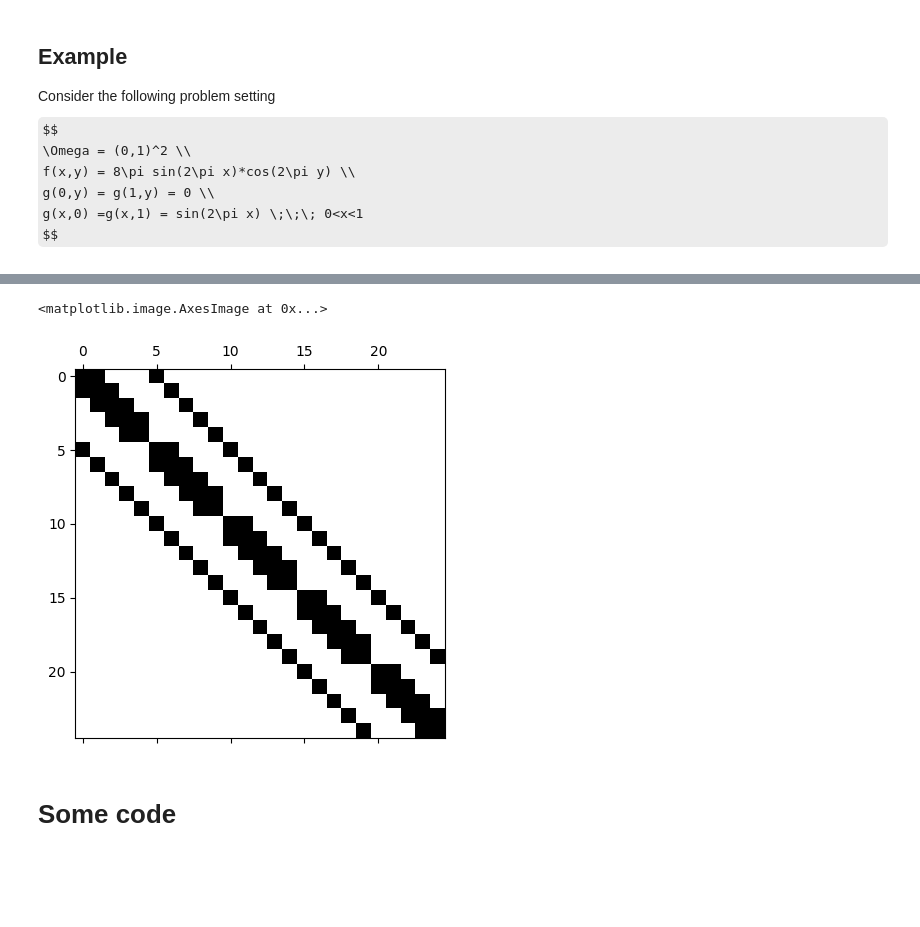
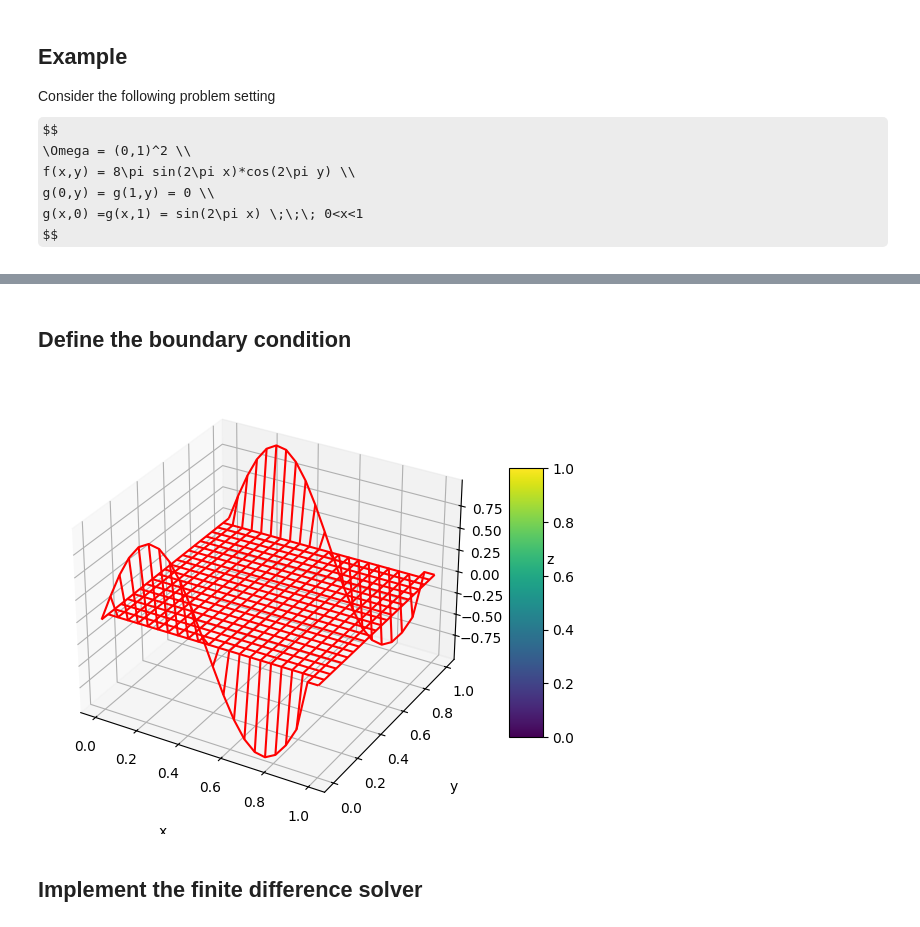
Before and after one commit to GabeXxX/NAPDE-Coursework, a Jupyter notebook: Finite difference and Poisson equation.ipynb, the cells around one changed output, grey strips where cells are left out. Cells and saved outputs as stored; diff of their text form; code cells hidden in the pictures; some formulas as TeX source; blank space fills up the shorter version.

```diff
--- a/Finite difference and Poisson equation.ipynb
+++ b/Finite difference and Poisson equation.ipynb
@@ -146,2 +328,34 @@ $$
+# %% [markdown]
+## Define the boundary condition
+# %%
+# Set the boundary value of above defined approximated solution to the known boundary value
+u_h = np.zeros((n_x+1+1,n_y+1+1))
+
+# Left and Right boundary
+for i in np.arange(n_x):
+    u_h[i, 0] = g_left_right() # Left
+    u_h[i, n_x+1] = g_left_right() # Right
+
+# Top and bottom boundary
+for j in np.arange(n_x):
+    u_h[0, j] = g_top_bottom(x[j]) # Bottom
+    u_h[n_y+1, j] = g_top_bottom(x[j]) # Top
+# %%
+# Plot the boundary value
+fig = plt.figure(figsize = (7,7))
+ax = plt.axes(projection='3d')
+surf = ax.plot_wireframe(xv, yv, u_h,color='r')
+
+# Set axes label
+ax.set_xlabel('x', labelpad=20)
+ax.set_ylabel('y', labelpad=20)
+ax.set_zlabel('z', labelpad=20)
+
+fig.colorbar(surf, shrink=0.5, aspect=8)
+plt.show()
+# %% [output]
+[figure, added]
+# %% [markdown]
+## Implement the finite difference solver
 # %%
 # Compute A
@@ -163,8 +375,3 @@ def compute_A(a, b, c, d, n_x, n_y):
     A = A1 + A2 + A3
 
     return A
-# %%
-plt.spy(compute_A(0,1,0,1, 5,5))
-# %% [output]
-<matplotlib.image.AxesImage at 0x...>
-[figure, removed]
@@ -175,2 +377,0 @@ def poisson_finite_difference_solver(a,b,c,d, n_x, n_y, f, g):
-# %% [markdown]
-# Some code
```
Also changed, not shown: parts of 27 cells of this notebook, 1 other file.
